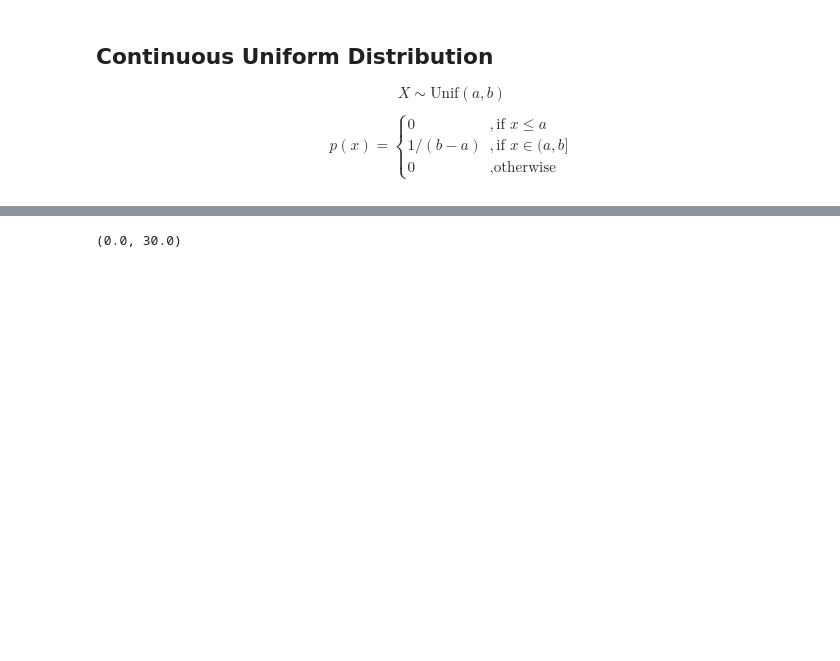
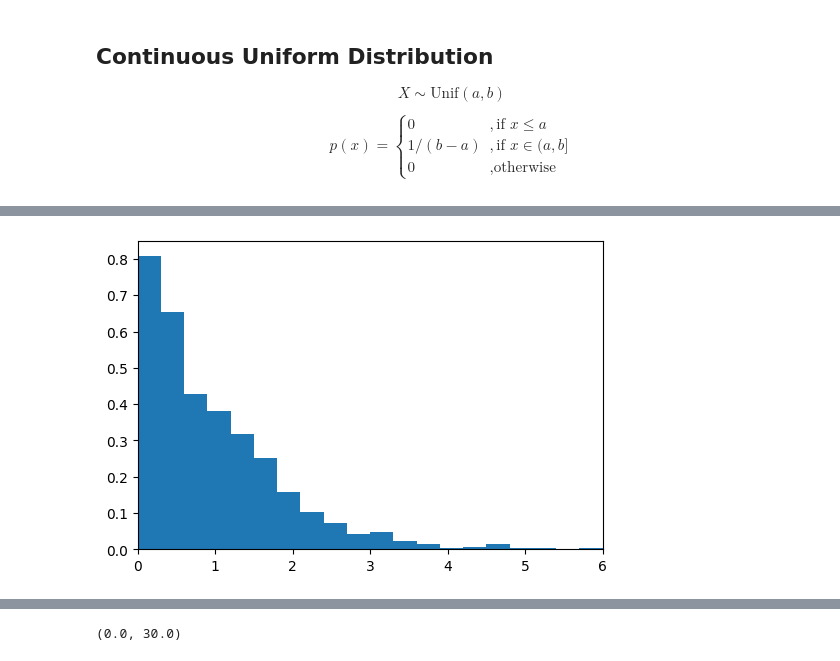
Before and after one commit to marioboley/Uni-Haifa-214.4312-Code, a Jupyter notebook: A2_distributions.ipynb, the cells around one changed output, grey strips where cells are left out. Cells and saved outputs as stored; diff of their text form; code cells hidden in the pictures; blank space fills up the shorter version.

```diff
--- a/A2_distributions.ipynb
+++ b/A2_distributions.ipynb
@@ -120,0 +132,10 @@ That is a standard exponential $T$ has rate and scale parameter $\lambda=\theta=
+# %%
+t = rng.uniform(size=1000)
+s = - np.log(t)
+
+fig, ax = plt.subplots(figsize=(6, 4))
+ax.set_xmargin(0)
+plt.hist(s, bins=20, range=(0, 6), density=True)
+plt.show()
+# %% [output]
+[figure, added]
```
Also changed, not shown: parts of 7 cells of this notebook, 2 other files.
